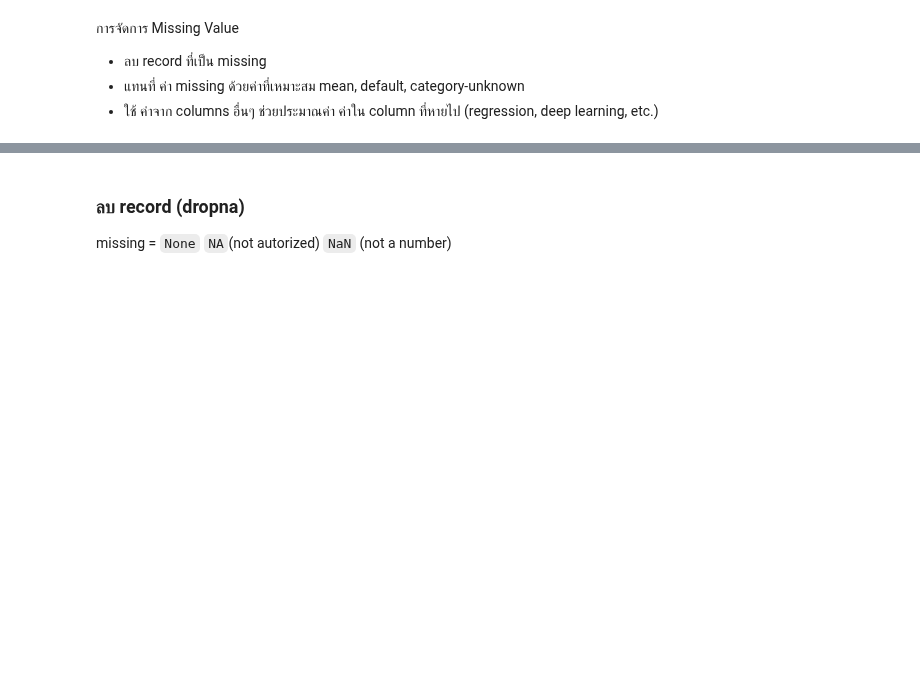
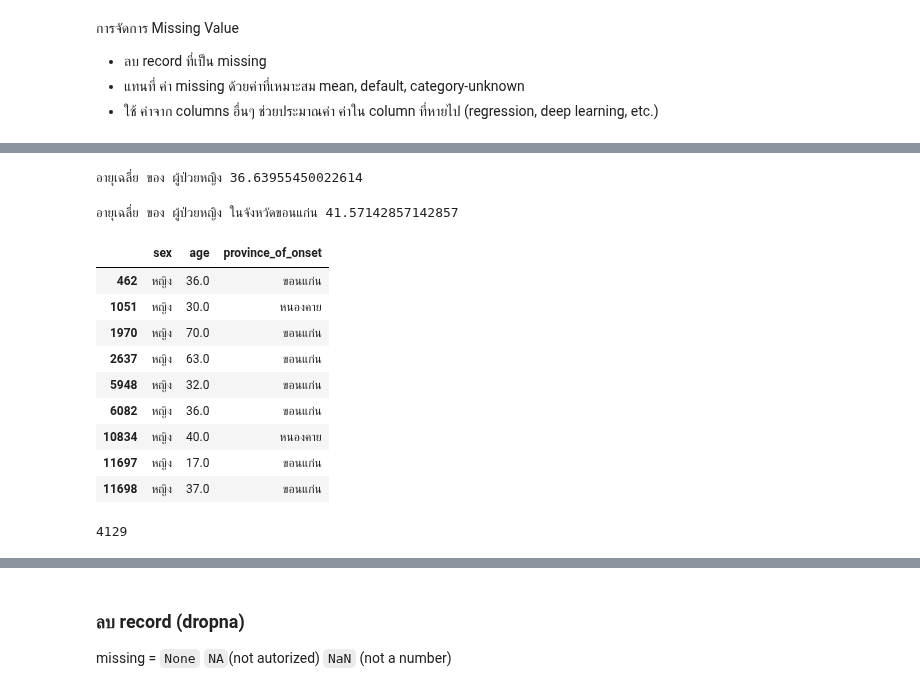
Before and after one commit to Wikanda-Hongboonmee/data_viz_2022, a Jupyter notebook: Pandas101.ipynb, the cells around one changed output, grey strips where cells are left out. Cells and saved outputs as stored; diff of their text form; code cells hidden in the pictures; blank space fills up the shorter version.

```diff
--- a/Pandas101.ipynb
+++ b/Pandas101.ipynb
@@ -394,0 +453,39 @@ dtype: int64
+# %%
+sum = 0
+N = 0
+for a in female['age']:
+
+    if a > 0:
+        sum += a # sum = sum + a
+        N += 1
+
+print(f'อายุเฉลี่ย ของ ผู้ป่วยหญิง {sum/N}')
+# %% [output]
+อายุเฉลี่ย ของ ผู้ป่วยหญิง 36.63955450022614
+# %%
+female_KK = female[female['province_of_onset']=='ขอนแก่น']
+
+sum = 0
+N = 0
+for a in female_KK['age']:
+
+    if a > 0:
+        sum += a # sum = sum + a
+        N += 1
+
+print(f'อายุเฉลี่ย ของ ผู้ป่วยหญิง ในจังหวัดขอนแก่น {sum/N}')
+# %% [output]
+อายุเฉลี่ย ของ ผู้ป่วยหญิง ในจังหวัดขอนแก่น 41.57142857142857
+# %%
+female[(female['province_of_onset']=='ขอนแก่น') | (female['province_of_onset']=='หนองคาย')]
+# %% [output]
+|  | sex | age | province_of_onset |
+| 462 | หญิง | 36.0 | ขอนแก่น |
+| 1051 | หญิง | 30.0 | หนองคาย |
+| 1970 | หญิง | 70.0 | ขอนแก่น |
+| 2637 | หญิง | 63.0 | ขอนแก่น |
+| 5948 | หญิง | 32.0 | ขอนแก่น |
+| 6082 | หญิง | 36.0 | ขอนแก่น |
+| 10834 | หญิง | 40.0 | หนองคาย |
+| 11697 | หญิง | 17.0 | ขอนแก่น |
+| 11698 | หญิง | 37.0 | ขอนแก่น |
@@ -394,0 +495,5 @@ dtype: int64
+# %%
+np.sum(data_covid['nationality'].dropna() != 'Thailand')
+# จำนวนผู้ป่วยที่ไม่ใช่คนไทยเท่ากับ 4,129 คน
+# %% [output]
+4129
```
Also changed, not shown: parts of 16 cells of this notebook.
